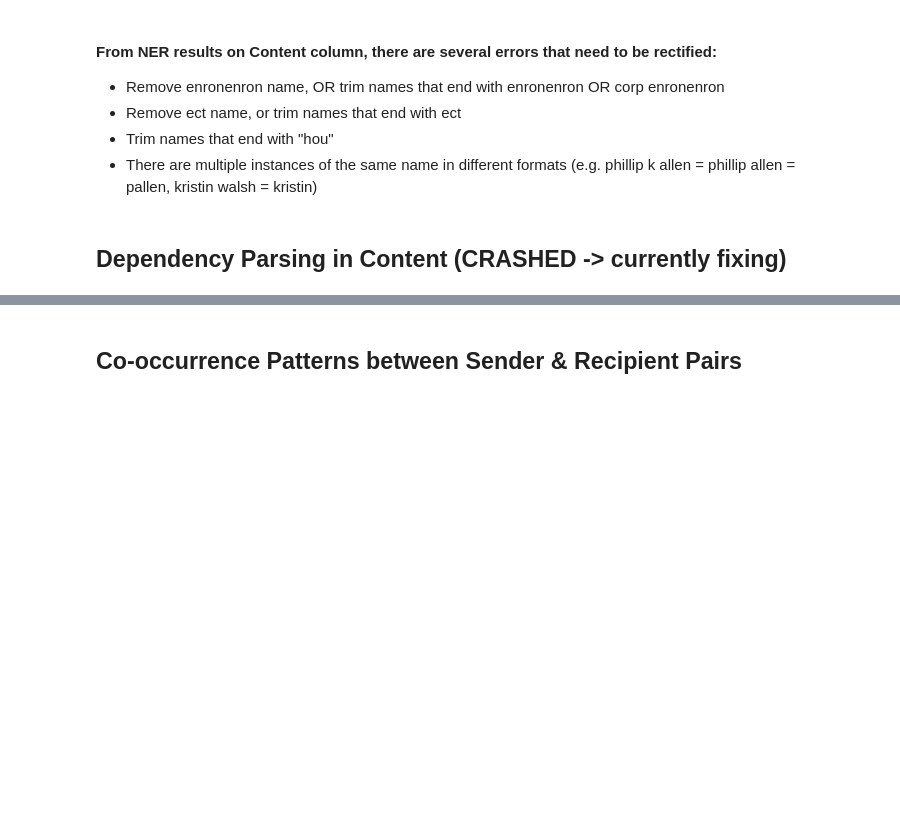
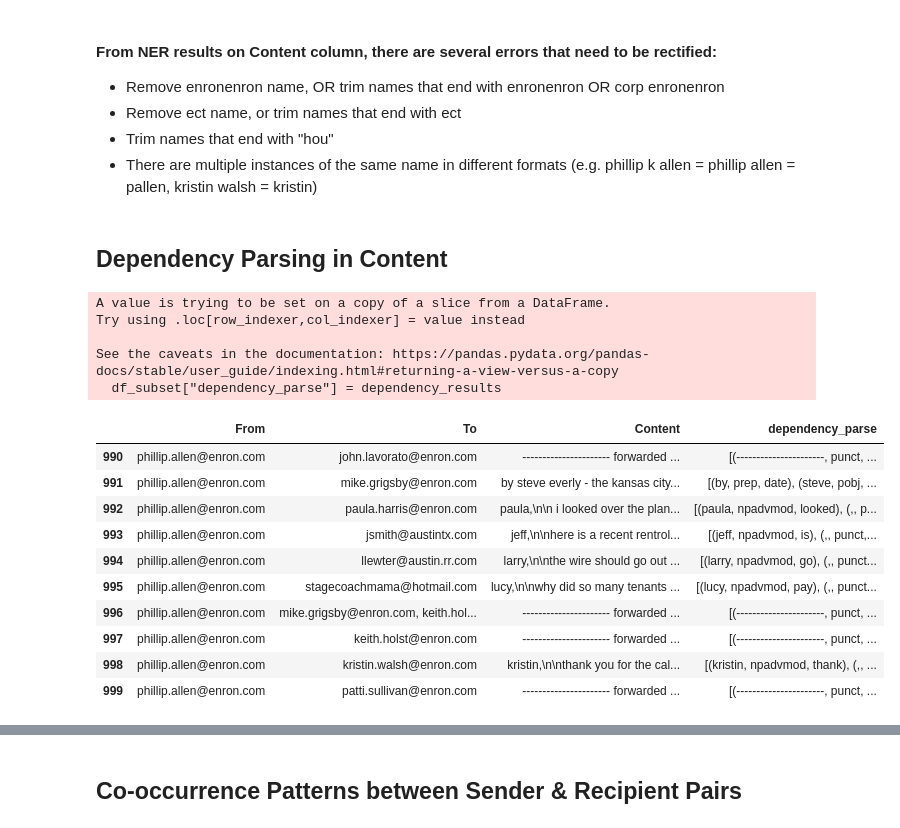
Before and after one commit to HanWeiOng/IS450G2, a Jupyter notebook: info_extraction.ipynb, the cells around one changed output, grey strips where cells are left out. Drawn from its saved outputs; the diff is of its cells as text; code cells hidden in the pictures; blank space fills up the shorter version.

Commit message:
Dependency parsing & extract SVO r/s

```diff
--- a/info_extraction.ipynb
+++ b/info_extraction.ipynb
@@ -201,5 +202,5 @@ df.head(20)
 - Trim names that end with "hou"
 - There are multiple instances of the same name in different formats (e.g. phillip k allen = phillip allen = pallen, kristin walsh = kristin)
 # %% [markdown]
-## Dependency Parsing in Content (CRASHED -> currently fixing)
+## Dependency Parsing in Content
 # %%
@@ -237,0 +239,60 @@ print(df[['Content', 'parsed_relationships']])
+# %%
+# Optimised dependency parsing
+# Load spaCy's English model for dependency parsing.
+# Disable components that are not need for this task (NER, lemmatizer, tagger) to save time
+nlp_dep = spacy.load("en_core_web_sm", disable=["ner", "lemmatizer", "tagger"])
+
+def dependency_parse(text):
+    """
+    Processes a single text string through the dependency parser.
+    Returns a list of tuples: (token.text, token.dep_, token.head.text):
+      - token.text is the actual word,
+      - token.dep_ is the dependency relation label,
+      - token.head.text is the text of the head token (the word this token depends on).
+    """
+    doc = nlp_dep(text)
+    return [(token.text, token.dep_, token.head.text) for token in doc]
+
+def get_dependency_parses(texts, batch_size=500):
+    """
+    Processes a list of texts using spaCy's nlp.pipe() for batch processing.
+    Uses multiprocessing (n_process=-1) to parallelize the work on all available CPU cores.
+    Returns a list where each element is the dependency parse result (list of tuples) for a text.
+    """
+    results = []
+    for doc in nlp_dep.pipe(texts, batch_size=batch_size, n_process=-1):
+        # For each document, extract the dependency tuples.
+        results.append([(token.text, token.dep_, token.head.text) for token in doc])
+    return results
+
+# Select only the first 2000 rows
+df_subset = df.head(2000)
+
+# Perform dependency parsing on the "Content" column of the first 2000 rows
+dependency_results = get_dependency_parses(df_subset["Content"].tolist(), batch_size=500)
+df_subset["dependency_parse"] = dependency_results
+
+# subset of 2000 rows -> 1min 19seconds runtime
+# %% [output]
+A value is trying to be set on a copy of a slice from a DataFrame.
+Try using .loc[row_indexer,col_indexer] = value instead
+
+See the caveats in the documentation: https://pandas.pydata.org/pandas-docs/stable/user_guide/indexing.html#returning-a-view-versus-a-copy
+  df_subset["dependency_parse"] = dependency_results
+# %%
+pd.set_option('display.max_colwidth', None)
+
+# df_subset.info()
+df_subset.tail(10)
+# %% [output]
+|  | From | To | Content | dependency_parse |
+| 990 | phillip.allen@enron.com | john.lavorato@enron.com | ---------------------- forwarded ... | [(----------------------, punct, ... |
+| 991 | phillip.allen@enron.com | mike.grigsby@enron.com | by steve everly - the kansas city... | [(by, prep, date), (steve, pobj, ... |
+| 992 | phillip.allen@enron.com | paula.harris@enron.com | paula,\n\n i looked over the plan... | [(paula, npadvmod, looked), (,, p... |
+| 993 | phillip.allen@enron.com | jsmith@austintx.com | jeff,\n\nhere is a recent rentrol... | [(jeff, npadvmod, is), (,, punct,... |
+| 994 | phillip.allen@enron.com | llewter@austin.rr.com | larry,\n\nthe wire should go out ... | [(larry, npadvmod, go), (,, punct... |
+| 995 | phillip.allen@enron.com | stagecoachmama@hotmail.com | lucy,\n\nwhy did so many tenants ... | [(lucy, npadvmod, pay), (,, punct... |
+| 996 | phillip.allen@enron.com | mike.grigsby@enron.com, keith.hol... | ---------------------- forwarded ... | [(----------------------, punct, ... |
+| 997 | phillip.allen@enron.com | keith.holst@enron.com | ---------------------- forwarded ... | [(----------------------, punct, ... |
+| 998 | phillip.allen@enron.com | kristin.walsh@enron.com | kristin,\n\nthank you for the cal... | [(kristin, npadvmod, thank), (,, ... |
+| 999 | phillip.allen@enron.com | patti.sullivan@enron.com | ---------------------- forwarded ... | [(----------------------, punct, ... |
```
Also changed, not shown: parts of 6 cells of this notebook.
